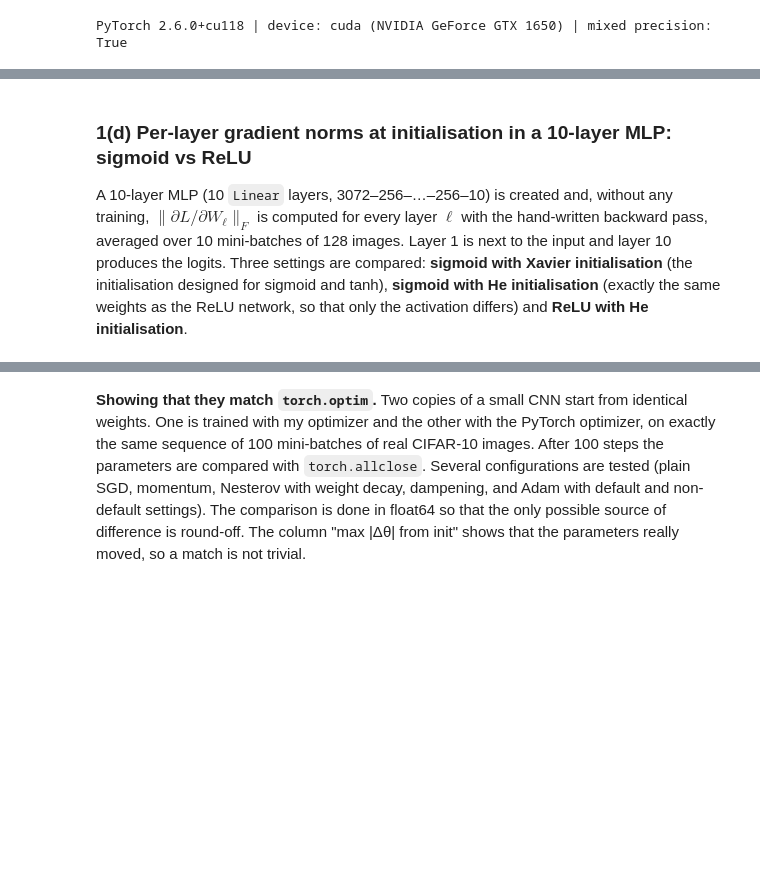
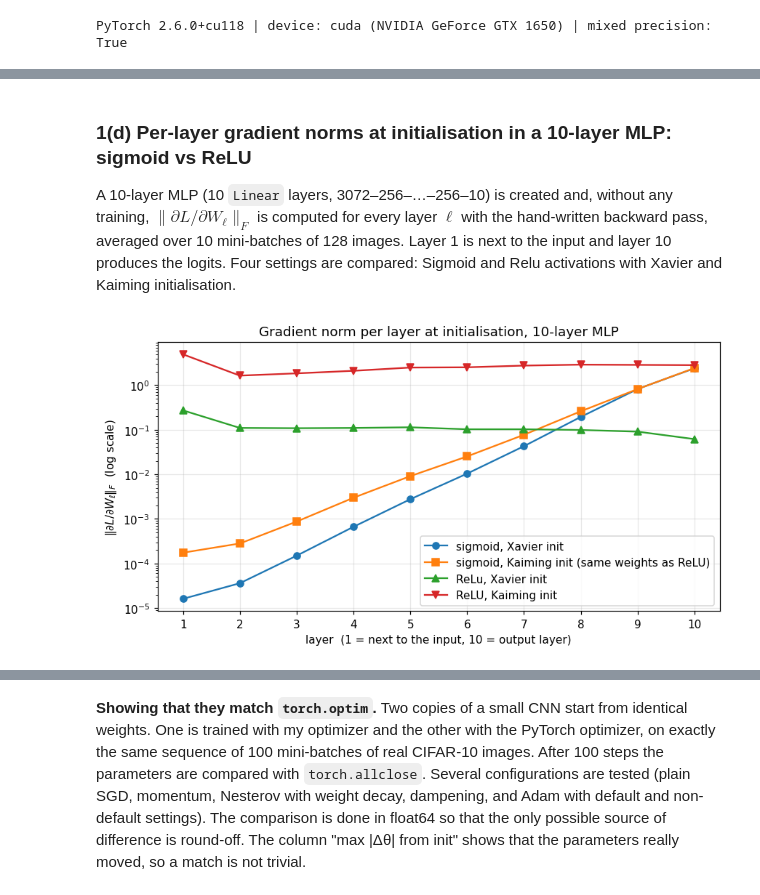
Before and after one commit to dilshan-49/EN4554_A02, a Jupyter notebook: EN4554_A02_CNN.ipynb, the cells around one changed output, grey strips where cells are left out. Drawn from its saved outputs; the diff is of its cells as text; code cells hidden in the pictures; blank space fills up the shorter version.

```diff
--- a/EN4554_A02_CNN.ipynb
+++ b/EN4554_A02_CNN.ipynb
@@ -525,7 +547,7 @@ Each image is flattened to a vector of length $3\cdot32\cdot32 = 3072$. The netw
 seed_everything()
 mlp = MLP([3072, 512, 256, 10], activation='relu', init='kaiming')
 Xtr_flat, Xval_flat = X_train.flatten(1), X_val.flatten(1)          # (N, 3072) views, no copy
-LR_MLP, BS_MLP, EPOCHS_MLP = 0.05, 128, epochs(20)
+LR_MLP, BS_MLP, EPOCHS_MLP = 0.05, 128, 20
 print('MLP parameters:', sum(p.numel() for p in mlp.parameters()))
 
 def evaluate_mlp(net, X, Y, batch_size=1000):
@@ -577,36 +623,40 @@ Two effects limit the MLP. First, flattening discards the spatial structure of t
 # %% [markdown]
 ### 1(d) Per-layer gradient norms at initialisation in a 10-layer MLP: sigmoid vs ReLU
 
-A 10-layer MLP (10 `Linear` layers, 3072–256–…–256–10) is created and, without any training, $\lVert \partial L/\partial W_\ell \rVert_F$ is computed for every layer $\ell$ with the hand-written backward pass, averaged over 10 mini-batches of 128 images. Layer 1 is next to the input and layer 10 produces the logits. Three settings are compared: **sigmoid with Xavier initialisation** (the initialisation designed for sigmoid and tanh), **sigmoid with He initialisation** (exactly the same weights as the ReLU network, so that only the activation differs) and **ReLU with He initialisation**.
+A 10-layer MLP (10 `Linear` layers, 3072–256–…–256–10) is created and, without any training, $\lVert \partial L/\partial W_\ell \rVert_F$ is computed for every layer $\ell$ with the hand-written backward pass, averaged over 10 mini-batches of 128 images. Layer 1 is next to the input and layer 10 produces the logits. Four settings are compared: Sigmoid and Relu activations with Xavier and Kaiming initialisation.
 # %%
 def layer_grad_norms(activation, init, depth=10, width=256, n_batches=10, batch_size=128):
     """Mean Frobenius norm of dL/dW for each of the `depth` Linear layers of a freshly initialised MLP."""
     seed_everything()
     net = MLP([3072] + [width] * (depth - 1) + [10], activation=activation, init=init)
     norms = torch.zeros(depth)
     for k, (xb, yb) in enumerate(batches(Xtr_flat, Y_train, batch_size, shuffle=True)):
         if k == n_batches:
             break
         net.loss(xb, yb)
         net.backward()
         norms += torch.stack([lin.dW.norm() for lin in net.linears()]).cpu()
     return (norms / n_batches).numpy()
 
 configs_1d = {'sigmoid, Xavier init': ('sigmoid', 'xavier'),
-              'sigmoid, He init (same weights as ReLU)': ('sigmoid', 'kaiming'),
-              'ReLU, He init': ('relu', 'kaiming')}
+              'sigmoid, Kaiming init (same weights as ReLU)': ('sigmoid', 'kaiming'),
+              'ReLu, Xavier init': ('relu', 'xavier'),
+              'ReLU, Kaiming init': ('relu', 'kaiming')}
+
 grad_norms = {label: layer_grad_norms(*cfg) for label, cfg in configs_1d.items()}
 
 layers_axis = np.arange(1, 11)
 fig, ax = plt.subplots(figsize=(8, 4.3))
-for (label, g), m in zip(grad_norms.items(), ['o', 's', '^']):
+for (label, g), m in zip(grad_norms.items(), ['o', 's', '^', 'v']):
     ax.semilogy(layers_axis, g, marker=m, label=label)
 ax.set_xticks(layers_axis)
 ax.set_xlabel('layer  (1 = next to the input, 10 = output layer)')
 ax.set_ylabel(r'$\|\partial L / \partial W_\ell\|_F$  (log scale)')
 ax.set_title('Gradient norm per layer at initialisation, 10-layer MLP'); ax.legend()
 plt.tight_layout(); plt.show()
 
 df_1d = pd.DataFrame(grad_norms, index=[f'layer {i}' for i in layers_axis]).T
 df_1d['layer 10 / layer 1'] = df_1d['layer 10'] / df_1d['layer 1']
 display(df_1d.map(lambda v: f'{v:.2e}'))
+# %% [output]
+[figure, added]
```
Also changed, not shown: parts of 23 cells of this notebook.
